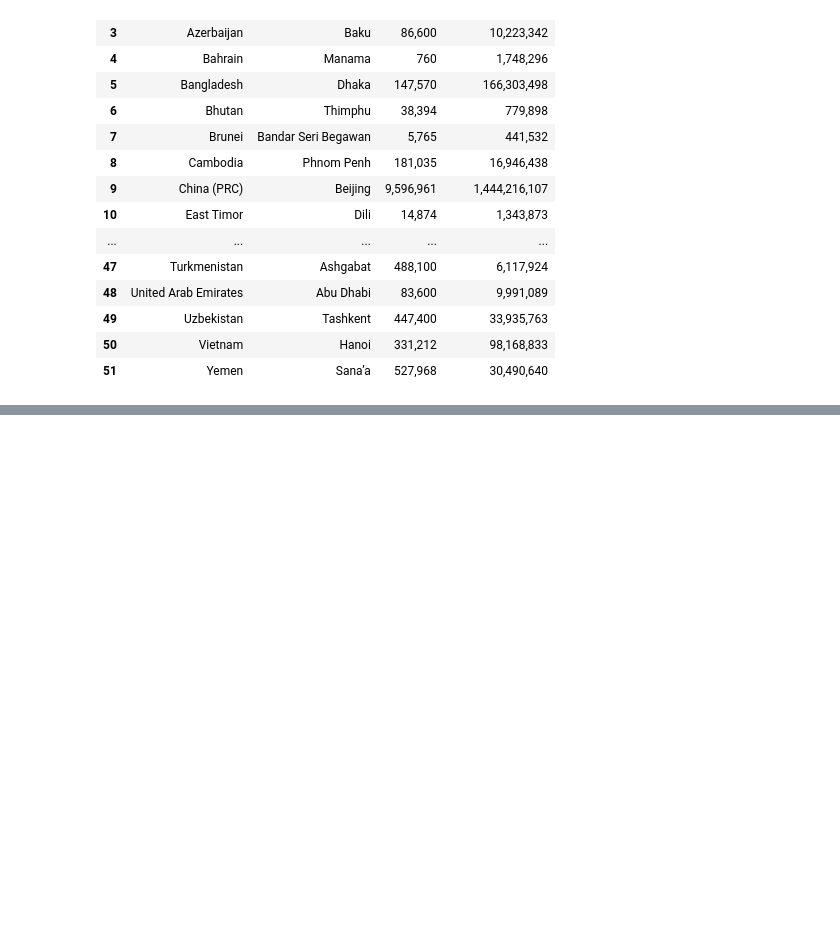
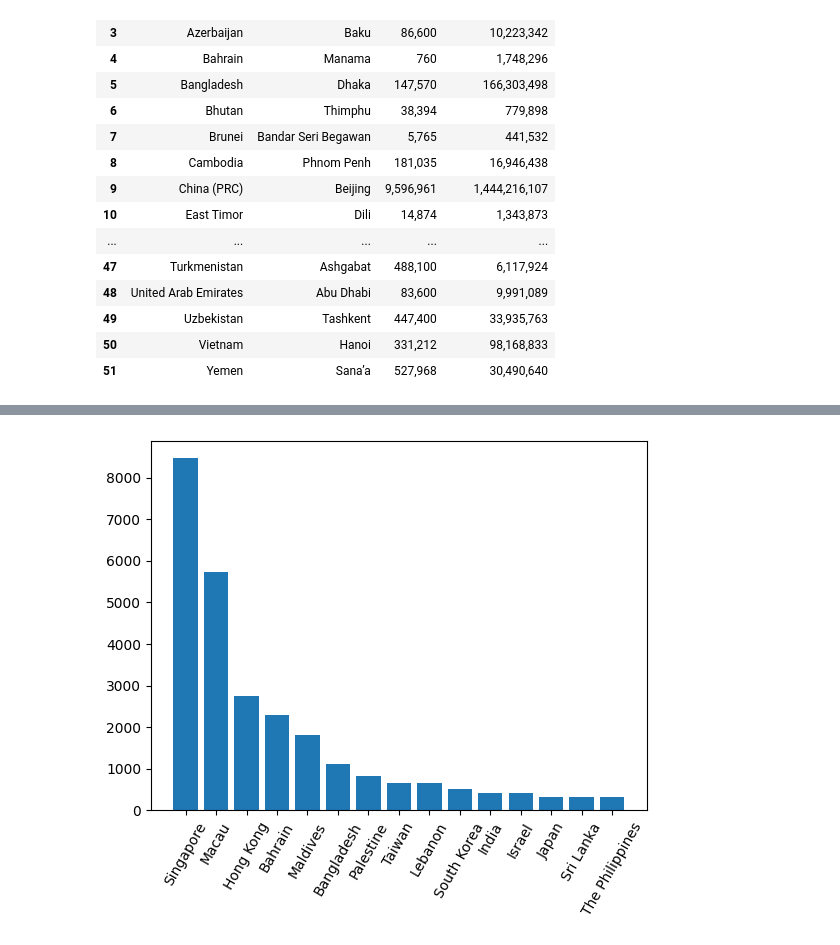
Before and after one commit to GaddamJhushiketh/BeautifullSoup_programs, a Jupyter notebook: WebScraping.ipynb, the cells around one changed output, grey strips where cells are left out. Cells and saved outputs as stored; diff of their text form; code cells hidden in the pictures; blank space fills up the shorter version.

```diff
--- a/WebScraping.ipynb
+++ b/WebScraping.ipynb
@@ -148,3 +169,10 @@ df
 | 51 | Yemen | Sana’a | 527,968 | 30,490,640 |
 # %%
 df.to_csv("Card_Titles.csv")
+# %%
+df["Population (2021)"] = df["Population (2021)"].str.replace(",","").astype(int)
+# %%
+df["Population_density"] = df["Population (2021)"]/df['Area km2'].str.replace(",","").astype(int)
+# %%
+df_sorted = df.sort_values(by = "Population_density", ascending =False)
+df_sorted.head()
@@ -150,0 +186,9 @@ df.to_csv("Card_Titles.csv")
+# %%
+import matplotlib.pyplot as plt
+x = df_sorted["Country"][:15]
+y = df_sorted["Population_density"][:15]
+plt.xticks(rotation = 60)
+plt.bar(x, y)
+plt.show()
+# %% [output]
+[figure, added]
```
Also changed, not shown: parts of 2 cells of this notebook.
